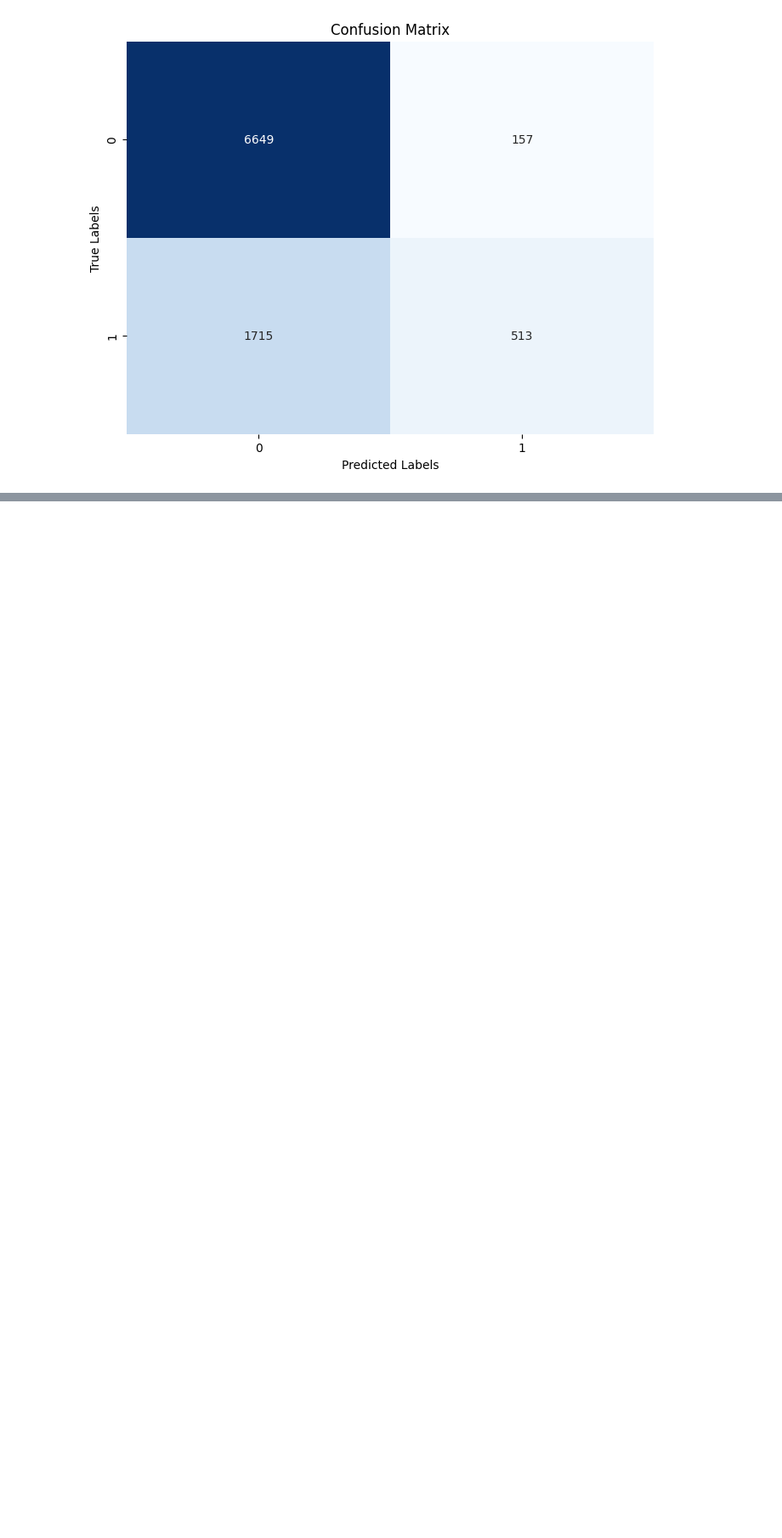
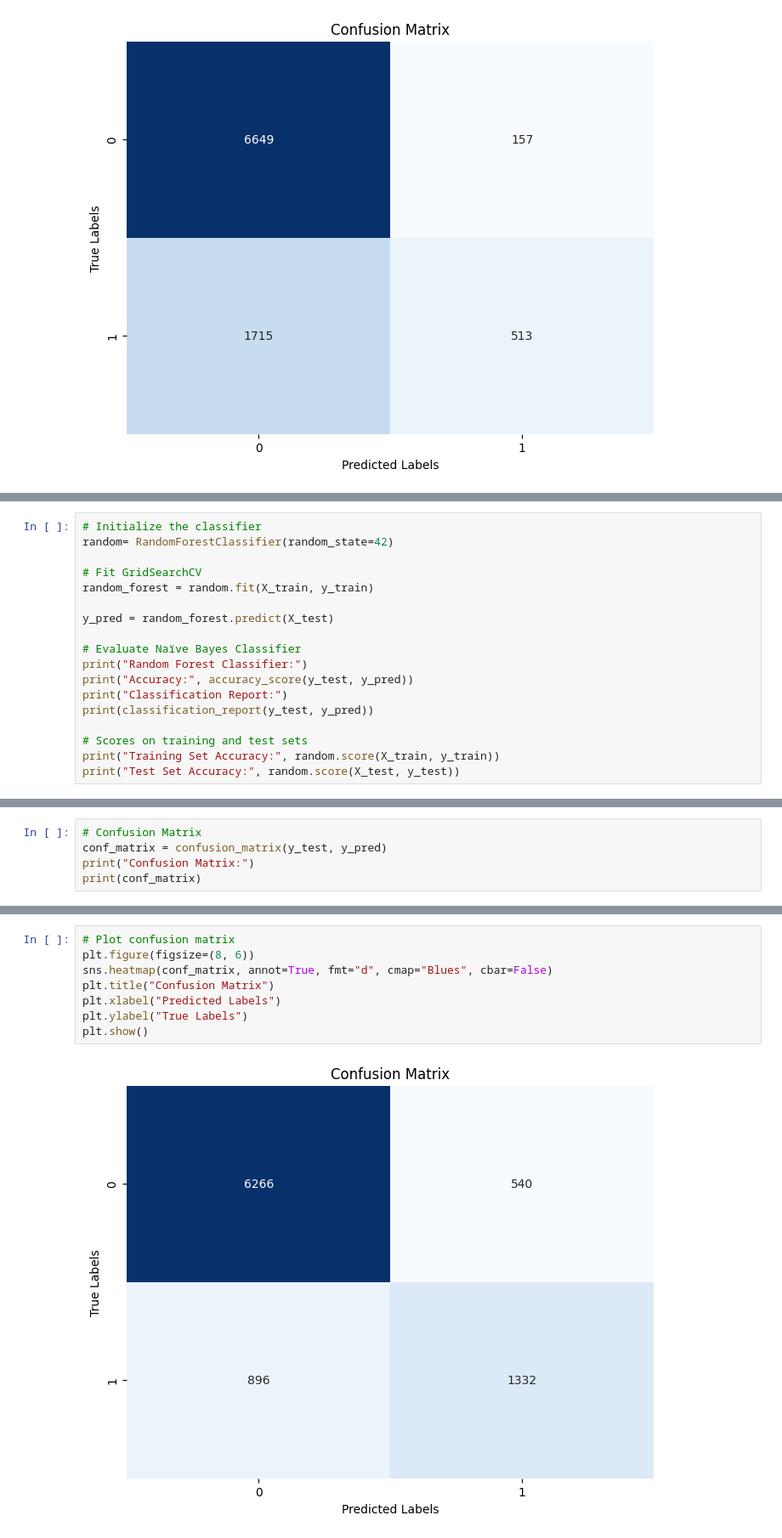
Before and after one commit to Naveen-Savi08/Income-Prediction, a Jupyter notebook: Model_building.ipynb, the cells around one changed output, grey strips where cells are left out. Shown at 85% size. Drawn from its saved outputs; the diff is of its cells as text; blank space fills up the shorter version.

Commit message:
Create Random forest model

```diff
--- a/Model_building.ipynb
+++ b/Model_building.ipynb
@@ -123,0 +128,18 @@ plt.show()
+# %%
+# Initialize the classifier
+random= RandomForestClassifier(random_state=42)
+
+# Fit GridSearchCV
+random_forest = random.fit(X_train, y_train)
+
+y_pred = random_forest.predict(X_test)
+
+# Evaluate Naïve Bayes Classifier
+print("Random Forest Classifier:")
+print("Accuracy:", accuracy_score(y_test, y_pred))
+print("Classification Report:")
+print(classification_report(y_test, y_pred))
+
+# Scores on training and test sets
+print("Training Set Accuracy:", random.score(X_train, y_train))
+print("Test Set Accuracy:", random.score(X_test, y_test))
@@ -123,0 +161,5 @@ plt.show()
+# %%
+# Confusion Matrix
+conf_matrix = confusion_matrix(y_test, y_pred)
+print("Confusion Matrix:")
+print(conf_matrix)
@@ -123,0 +170,10 @@ plt.show()
+# %%
+# Plot confusion matrix
+plt.figure(figsize=(8, 6))
+sns.heatmap(conf_matrix, annot=True, fmt="d", cmap="Blues", cbar=False)
+plt.title("Confusion Matrix")
+plt.xlabel("Predicted Labels")
+plt.ylabel("True Labels")
+plt.show()
+# %% [output]
+[figure, added]
```
Also changed, not shown: parts of 6 cells of this notebook.
